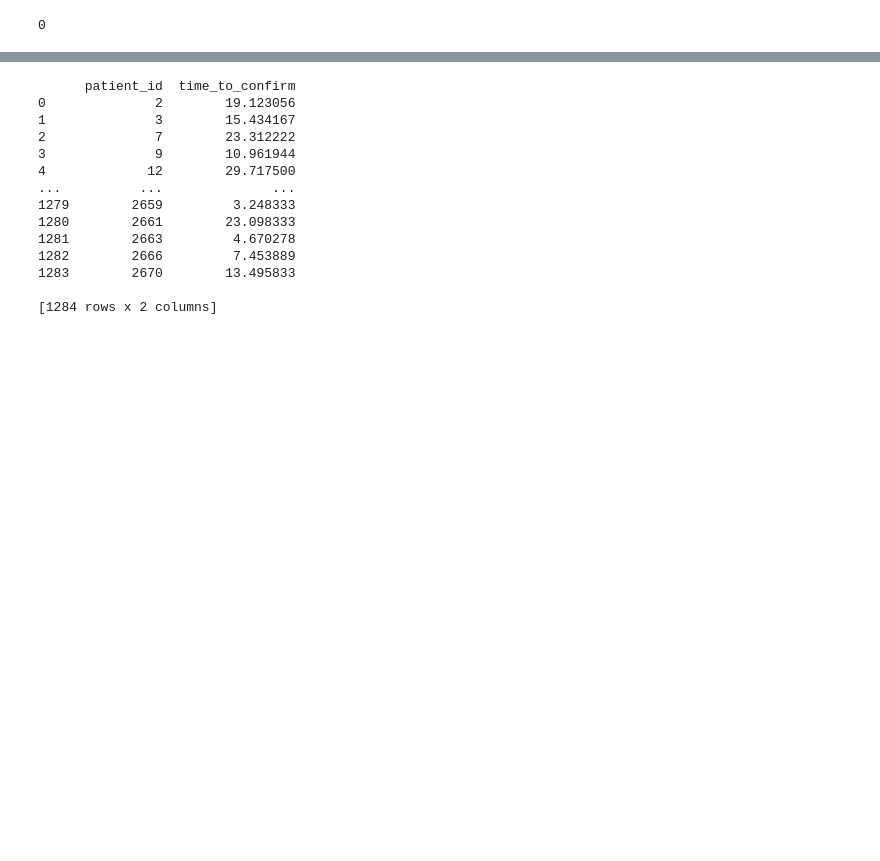
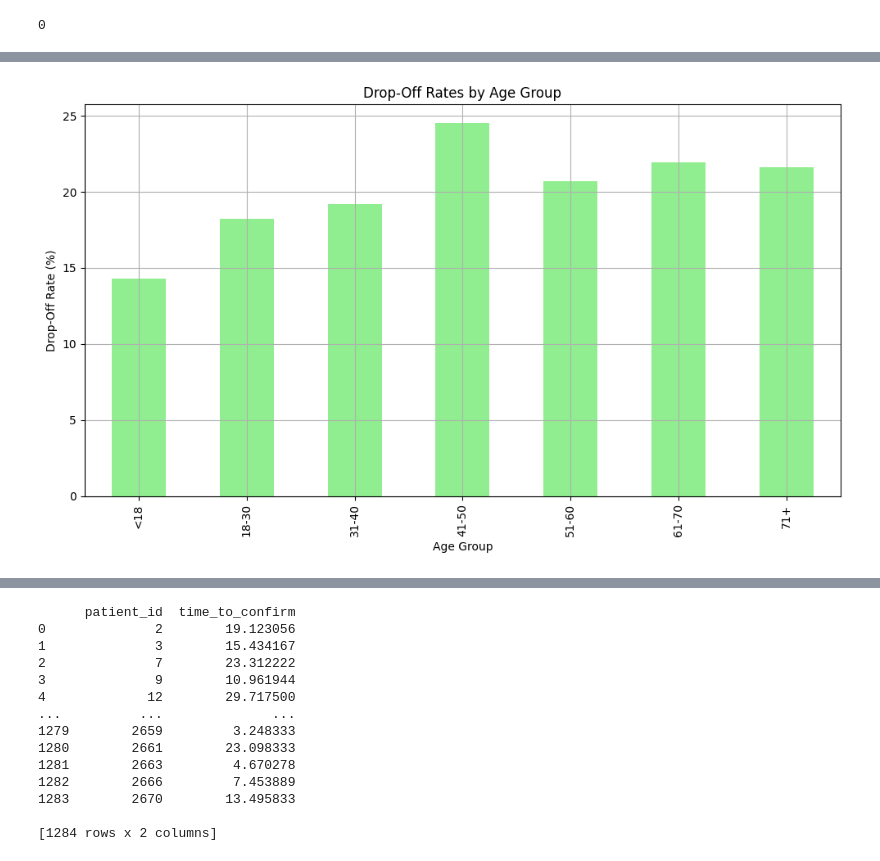
Before and after one commit to Ismat-Samadov/kyla_ProductAnalyst, a Jupyter notebook: EDA.ipynb, the cells around one changed output, grey strips where cells are left out. Cells and saved outputs as stored; diff of their text form; code cells hidden in the pictures; blank space fills up the shorter version.

```diff
--- a/EDA.ipynb
+++ b/EDA.ipynb
@@ -155,0 +236,17 @@ unique_patients_no_confirm_attended
+# %%
+# Drop-off rates by age group
+age_group_dropoff = merged_data[merged_data['appointment_status'] != 'Attended'].groupby('age_group')['patient_id'].nunique()
+total_age_group = merged_data.groupby('age_group')['patient_id'].nunique()
+dropoff_rate_age = (age_group_dropoff / total_age_group) * 100
+
+# Plot drop-off by age group
+plt.figure(figsize=(10, 6))
+dropoff_rate_age.plot(kind='bar', color='lightgreen')
+plt.title('Drop-Off Rates by Age Group')
+plt.xlabel('Age Group')
+plt.ylabel('Drop-Off Rate (%)')
+plt.grid(True)
+plt.tight_layout()
+plt.show()
+# %% [output]
+[figure, added]
```
Also changed, not shown: parts of 15 cells of this notebook.
